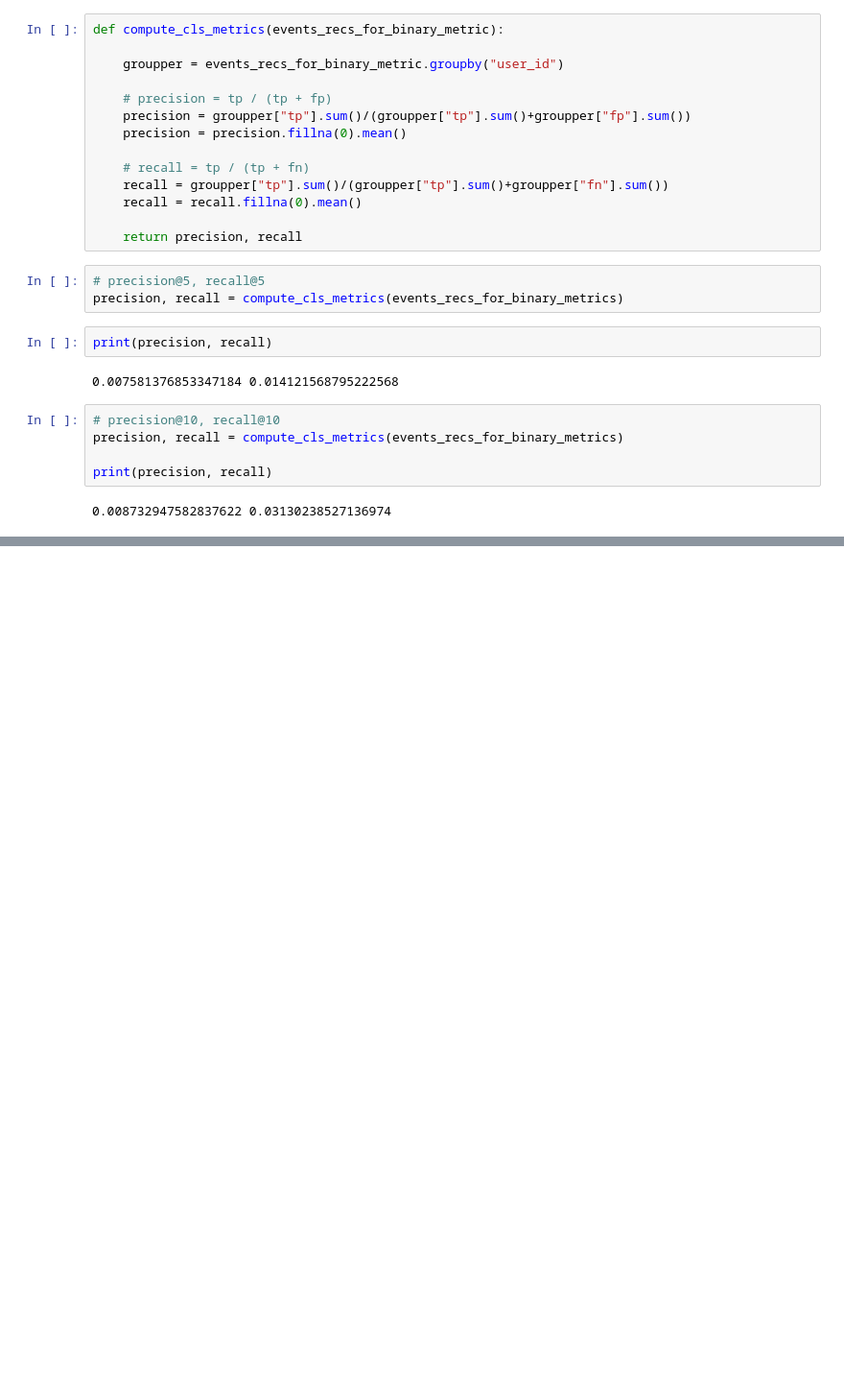
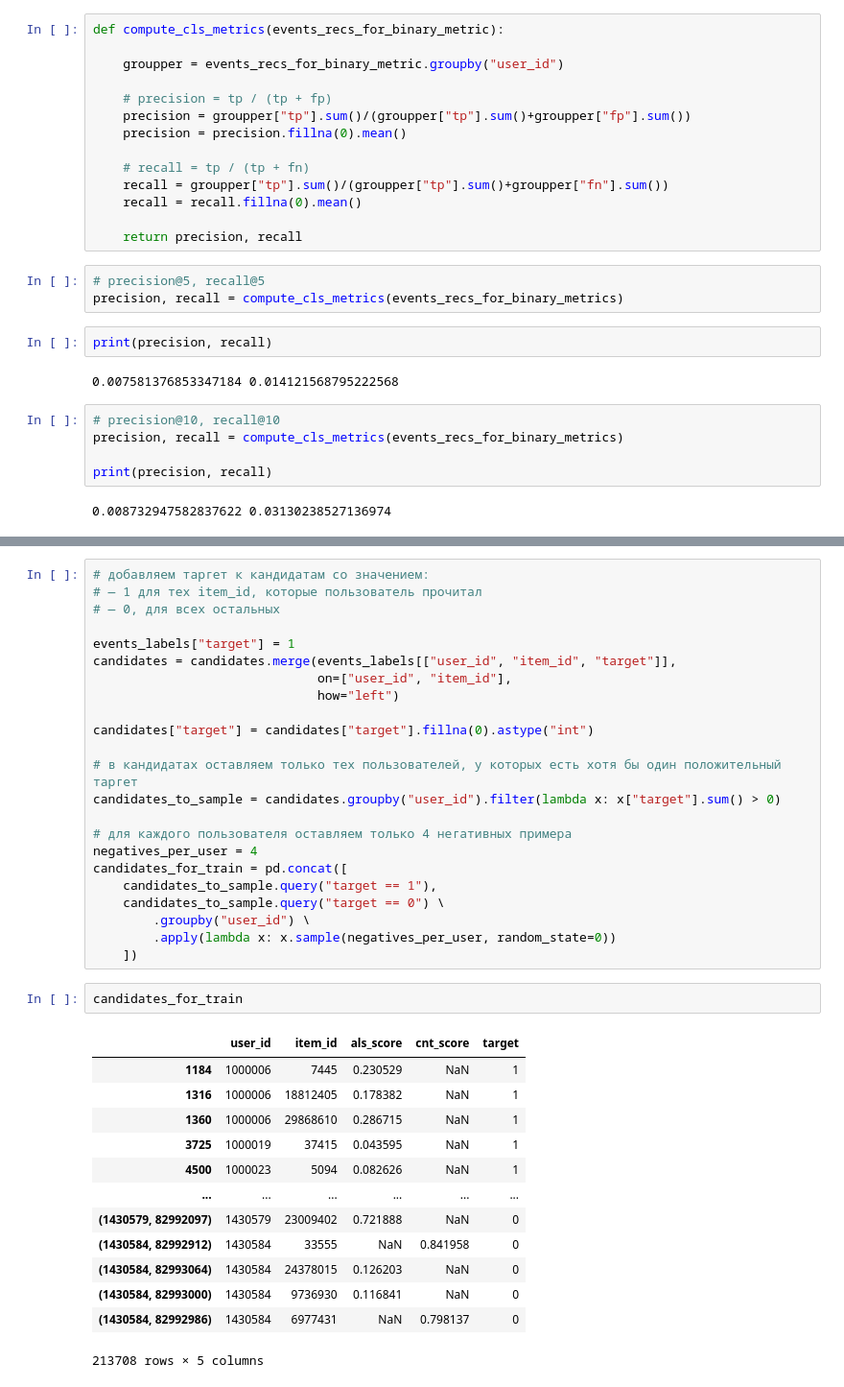
Before and after one commit to RumKam/mle-recsys-start, a Jupyter notebook: preprocessing.ipynb, the cells around one changed output, grey strips where cells are left out. Shown at 96% size. Drawn from its saved outputs; the diff is of its cells as text; blank space fills up the shorter version.

```diff
--- a/preprocessing.ipynb
+++ b/preprocessing.ipynb
@@ -1102,0 +1250,39 @@ print(precision, recall)
+# %%
+# добавляем таргет к кандидатам со значением:
+# — 1 для тех item_id, которые пользователь прочитал
+# — 0, для всех остальных
+
+events_labels["target"] = 1
+candidates = candidates.merge(events_labels[["user_id", "item_id", "target"]],
+                              on=["user_id", "item_id"],
+                              how="left")
+
+candidates["target"] = candidates["target"].fillna(0).astype("int")
+
+# в кандидатах оставляем только тех пользователей, у которых есть хотя бы один положительный таргет
+candidates_to_sample = candidates.groupby("user_id").filter(lambda x: x["target"].sum() > 0)
+
+# для каждого пользователя оставляем только 4 негативных примера
+negatives_per_user = 4
+candidates_for_train = pd.concat([
+    candidates_to_sample.query("target == 1"),
+    candidates_to_sample.query("target == 0") \
+        .groupby("user_id") \
+        .apply(lambda x: x.sample(negatives_per_user, random_state=0))
+    ])
+# %%
+candidates_for_train
+# %% [output]
+|  | user_id | item_id | als_score | cnt_score | target |
+| 1184 | 1000006 | 7445 | 0.230529 | NaN | 1 |
+| 1316 | 1000006 | 18812405 | 0.178382 | NaN | 1 |
+| 1360 | 1000006 | 29868610 | 0.286715 | NaN | 1 |
+| 3725 | 1000019 | 37415 | 0.043595 | NaN | 1 |
+| 4500 | 1000023 | 5094 | 0.082626 | NaN | 1 |
+| ... | ... | ... | ... | ... | ... |
+| (1430579, 82992097) | 1430579 | 23009402 | 0.721888 | NaN | 0 |
+| (1430584, 82992912) | 1430584 | 33555 | NaN | 0.841958 | 0 |
+| (1430584, 82993064) | 1430584 | 24378015 | 0.126203 | NaN | 0 |
+| (1430584, 82993000) | 1430584 | 9736930 | 0.116841 | NaN | 0 |
+| (1430584, 82992986) | 1430584 | 6977431 | NaN | 0.798137 | 0 |
+213708 rows × 5 columns
```
Also changed, not shown: parts of 32 cells of this notebook.
